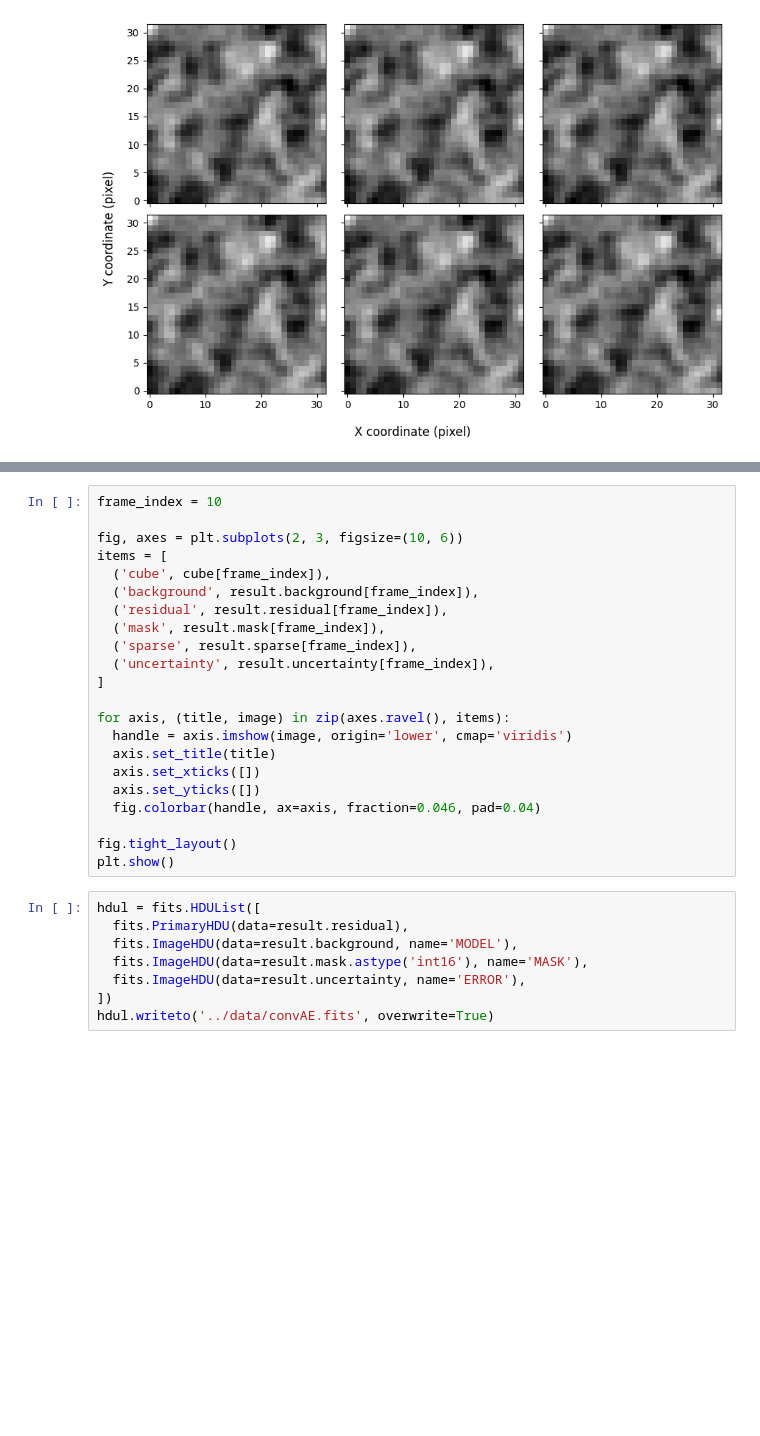
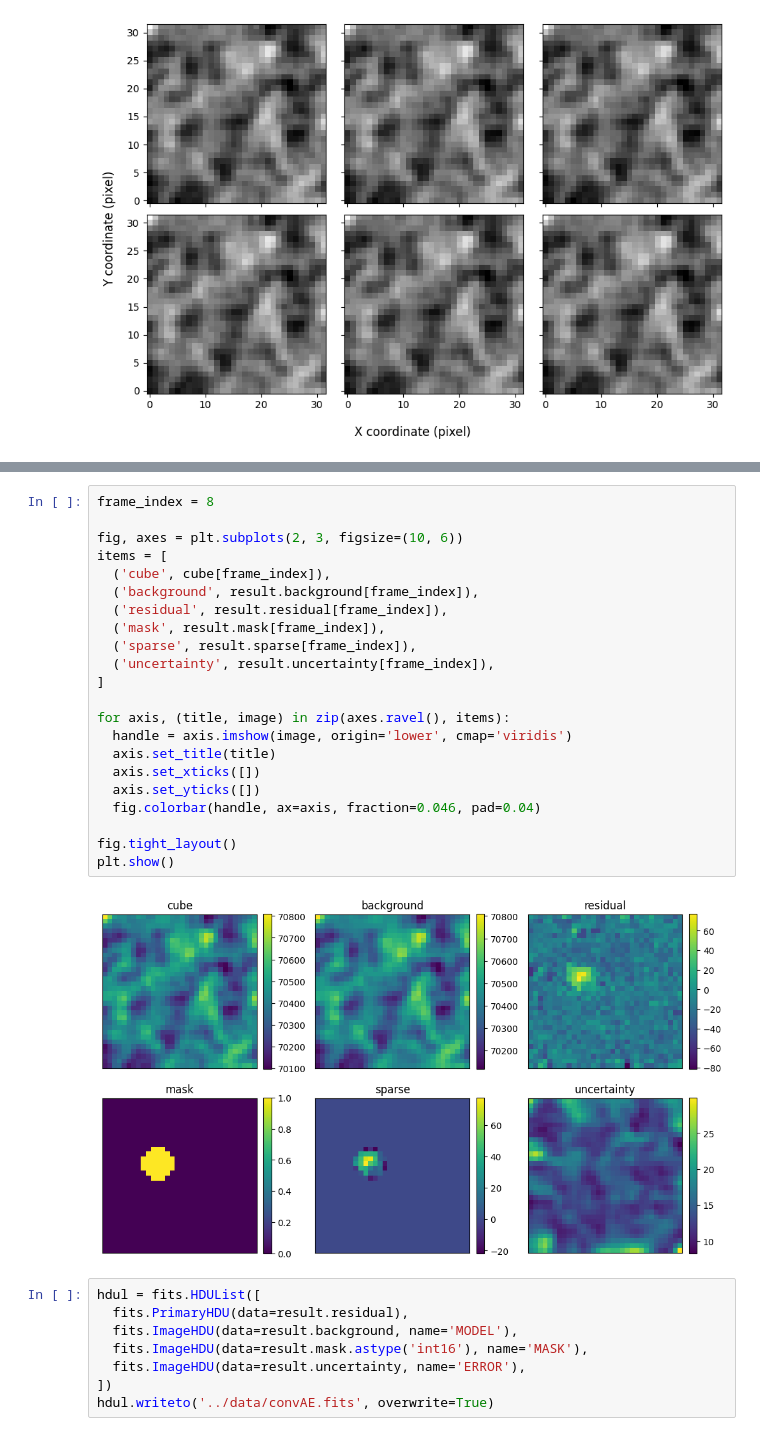
Before and after one commit to astronasutarou/comicsnet, a Jupyter notebook: notebook/tutorial_ConvAE.ipynb, the cells around one changed output, grey strips where cells are left out. Cells and saved outputs as stored; diff of their text form; blank space fills up the shorter version.

```diff
--- a/notebook/tutorial_ConvAE.ipynb
+++ b/notebook/tutorial_ConvAE.ipynb
@@ -83,25 +106,27 @@ plt.show()
 # %%
-frame_index = 10
+frame_index = 8
 
 fig, axes = plt.subplots(2, 3, figsize=(10, 6))
 items = [
   ('cube', cube[frame_index]),
   ('background', result.background[frame_index]),
   ('residual', result.residual[frame_index]),
   ('mask', result.mask[frame_index]),
   ('sparse', result.sparse[frame_index]),
   ('uncertainty', result.uncertainty[frame_index]),
 ]
 
 for axis, (title, image) in zip(axes.ravel(), items):
   handle = axis.imshow(image, origin='lower', cmap='viridis')
   axis.set_title(title)
   axis.set_xticks([])
   axis.set_yticks([])
   fig.colorbar(handle, ax=axis, fraction=0.046, pad=0.04)
 
 fig.tight_layout()
 plt.show()
+# %% [output]
+[figure, added]
 # %%
 hdul = fits.HDUList([
   fits.PrimaryHDU(data=result.residual),
```
Also changed, not shown: parts of 8 cells of this notebook, 3 other files.
